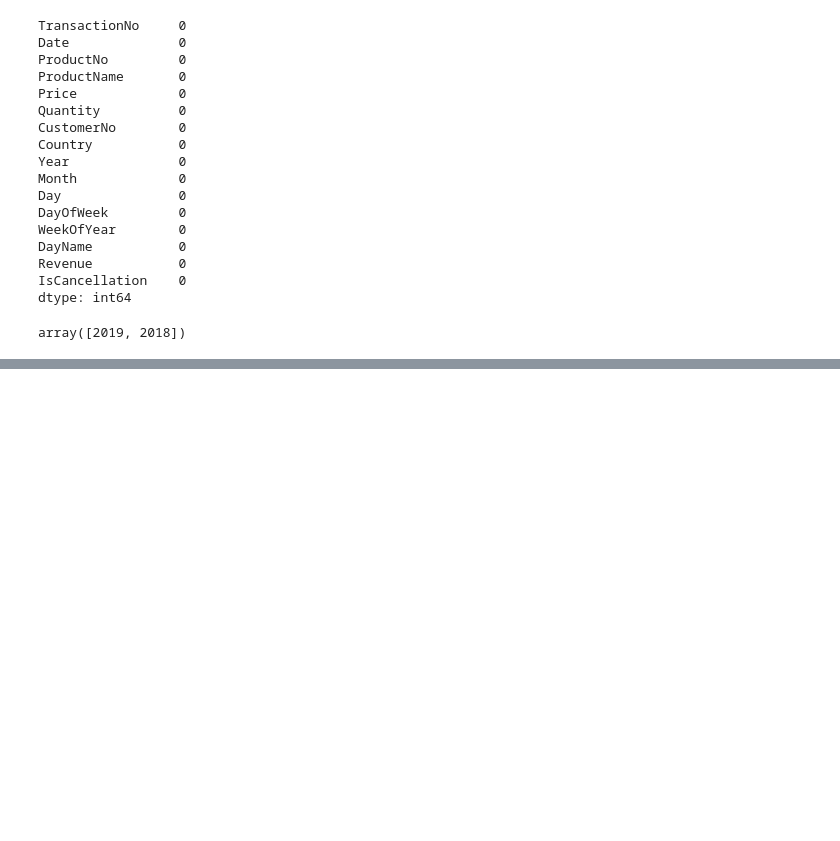
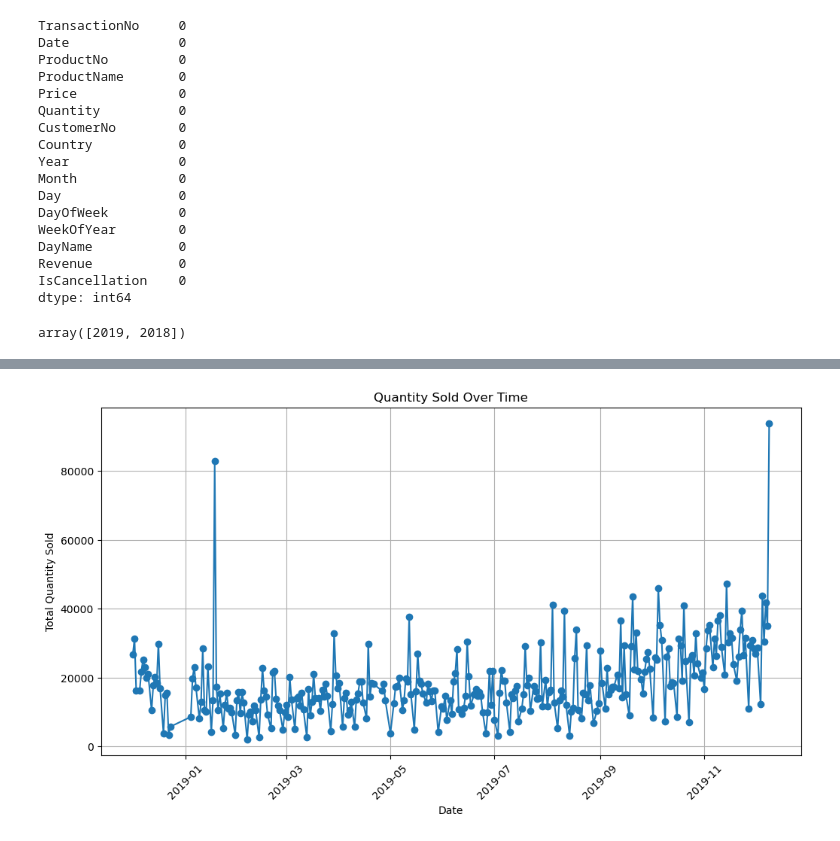
Before and after one commit to puneetprashar2003/Black_Friday_Data_Analysis, a Jupyter notebook: eda.ipynb, the cells around one changed output, grey strips where cells are left out. Cells and saved outputs as stored; diff of their text form; code cells hidden in the pictures; blank space fills up the shorter version.

```diff
--- a/eda.ipynb
+++ b/eda.ipynb
@@ -407 +515,14 @@ print('Plot generated successfully for 2019.')
 Plot generated successfully for 2019.
+# %%
+df_quantity = df.groupby('Date')['Quantity'].sum().reset_index()
+
+plt.figure(figsize=(12, 6))
+plt.plot(df_quantity['Date'], df_quantity['Quantity'], marker='o', linestyle='-')
+plt.xlabel('Date')
+plt.ylabel('Total Quantity Sold')
+plt.title('Quantity Sold Over Time')
+plt.xticks(rotation=45)
+plt.grid(True)
+plt.show()
+# %% [output]
+[figure, added]
```
Also changed, not shown: parts of 36 cells of this notebook, 3 other files.
